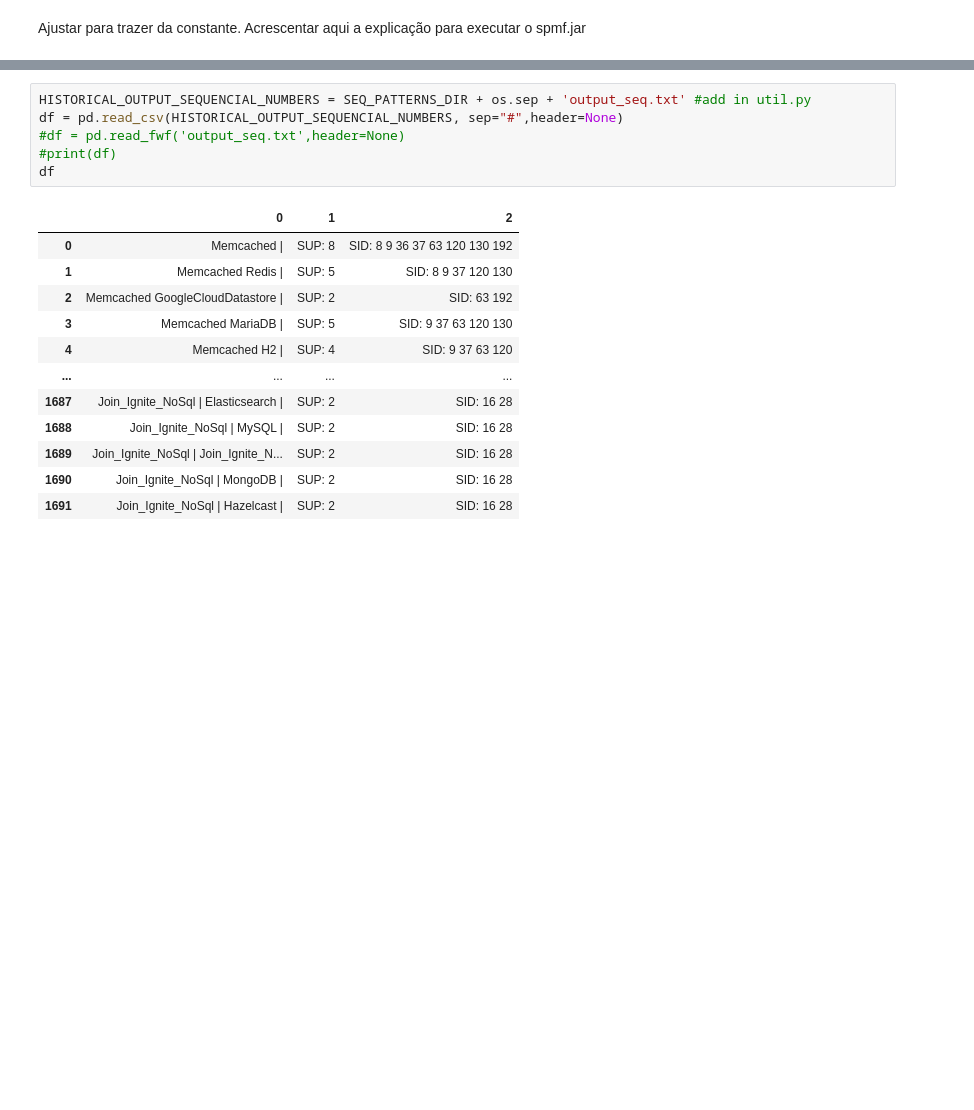
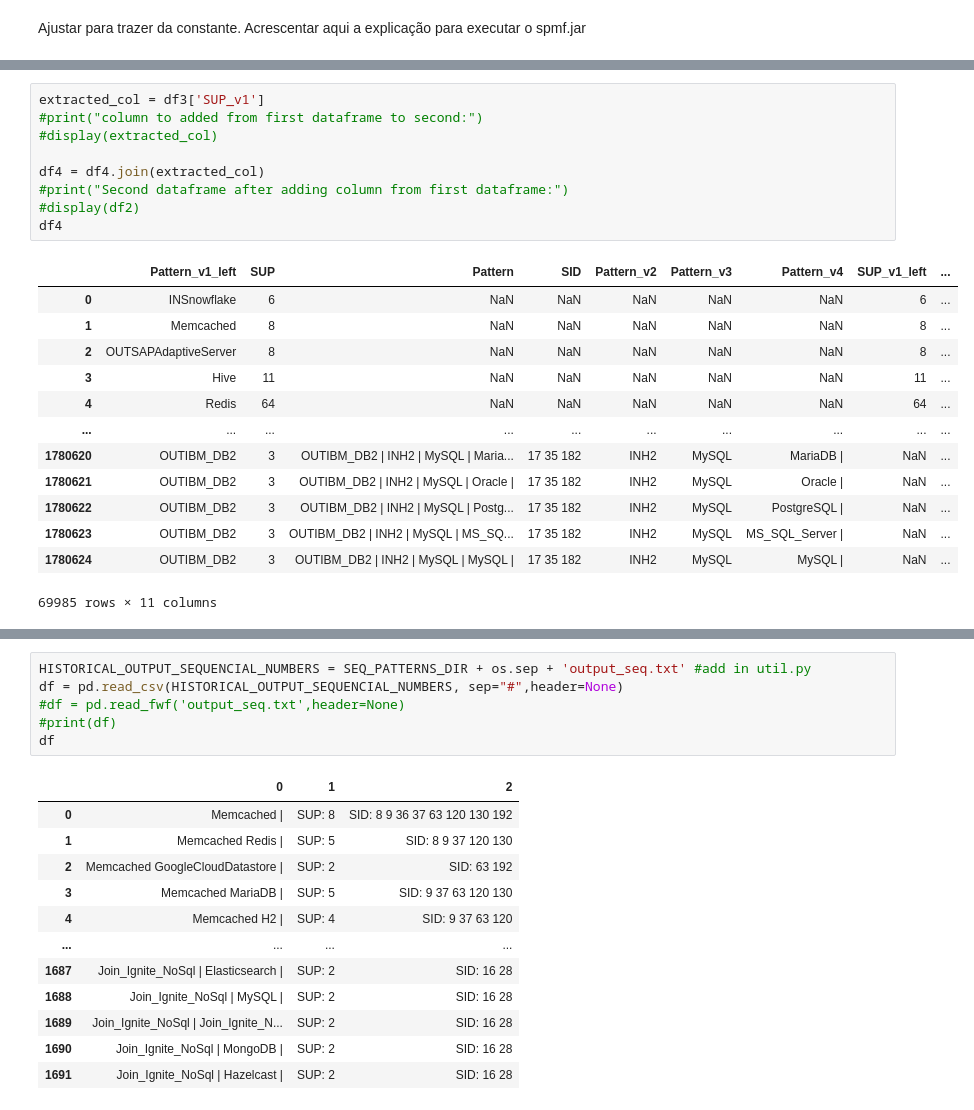
Before and after one commit to gems-uff/db-mining, a Jupyter notebook: src/results_seqpatterns.ipynb, the cells around one changed output, grey strips where cells are left out. Cells and saved outputs as stored; diff of their text form; blank space fills up the shorter version.

```diff
--- a/src/results_seqpatterns.ipynb
+++ b/src/results_seqpatterns.ipynb
@@ -15,0 +533,23 @@ Ajustar para trazer da constante. Acrescentar aqui a explicação para executar
+# %%
+extracted_col = df3['SUP_v1']
+#print("column to added from first dataframe to second:")
+#display(extracted_col)
+
+df4 = df4.join(extracted_col)
+#print("Second dataframe after adding column from first dataframe:")
+#display(df2)
+df4
+# %% [output]
+|  | Pattern_v1_left | SUP | Pattern | SID | Pattern_v2 | Pattern_v3 | Pattern_v4 | SUP_v1_left | ... |
+| 0 | INSnowflake | 6 | NaN | NaN | NaN | NaN | NaN | 6 | ... |
+| 1 | Memcached | 8 | NaN | NaN | NaN | NaN | NaN | 8 | ... |
+| 2 | OUTSAPAdaptiveServer | 8 | NaN | NaN | NaN | NaN | NaN | 8 | ... |
+| 3 | Hive | 11 | NaN | NaN | NaN | NaN | NaN | 11 | ... |
+| 4 | Redis | 64 | NaN | NaN | NaN | NaN | NaN | 64 | ... |
+| ... | ... | ... | ... | ... | ... | ... | ... | ... | ... |
+| 1780620 | OUTIBM_DB2 | 3 | OUTIBM_DB2 | INH2 | MySQL | Maria... | 17 35 182 | INH2 | MySQL | MariaDB | | NaN | ... |
+| 1780621 | OUTIBM_DB2 | 3 | OUTIBM_DB2 | INH2 | MySQL | Oracle | | 17 35 182 | INH2 | MySQL | Oracle | | NaN | ... |
+| 1780622 | OUTIBM_DB2 | 3 | OUTIBM_DB2 | INH2 | MySQL | Postg... | 17 35 182 | INH2 | MySQL | PostgreSQL | | NaN | ... |
+| 1780623 | OUTIBM_DB2 | 3 | OUTIBM_DB2 | INH2 | MySQL | MS_SQ... | 17 35 182 | INH2 | MySQL | MS_SQL_Server | | NaN | ... |
+| 1780624 | OUTIBM_DB2 | 3 | OUTIBM_DB2 | INH2 | MySQL | MySQL | | 17 35 182 | INH2 | MySQL | MySQL | | NaN | ... |
+69985 rows × 11 columns
```
Also changed, not shown: parts of 53 cells of this notebook, 2 other files.
